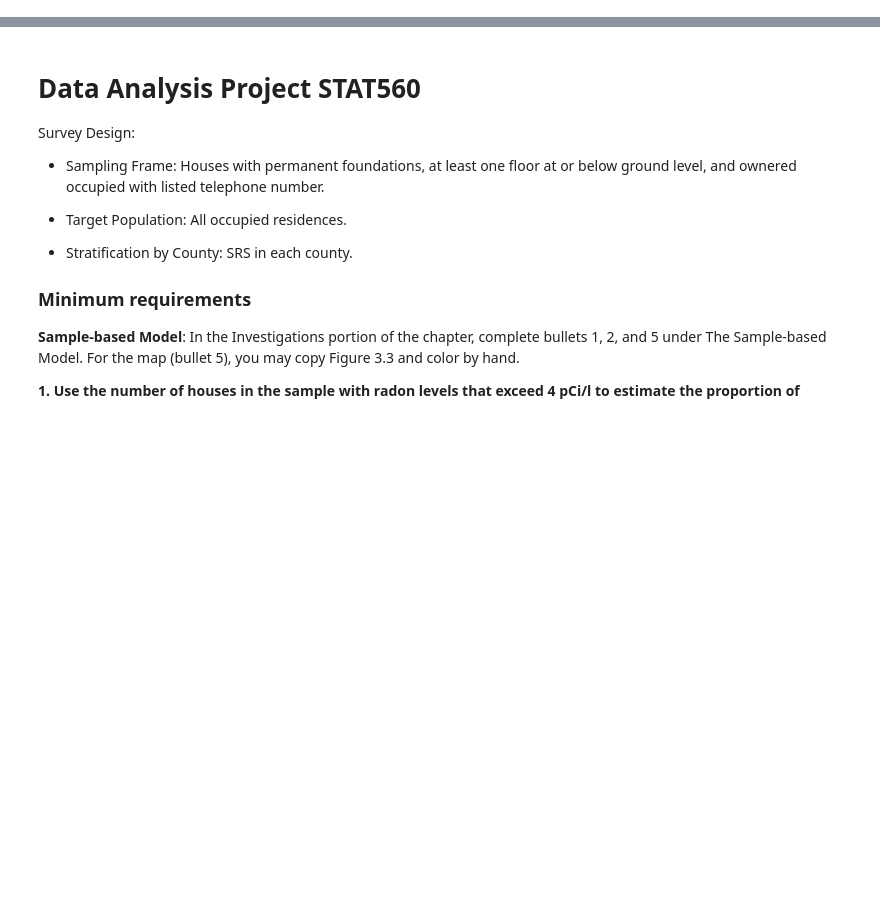
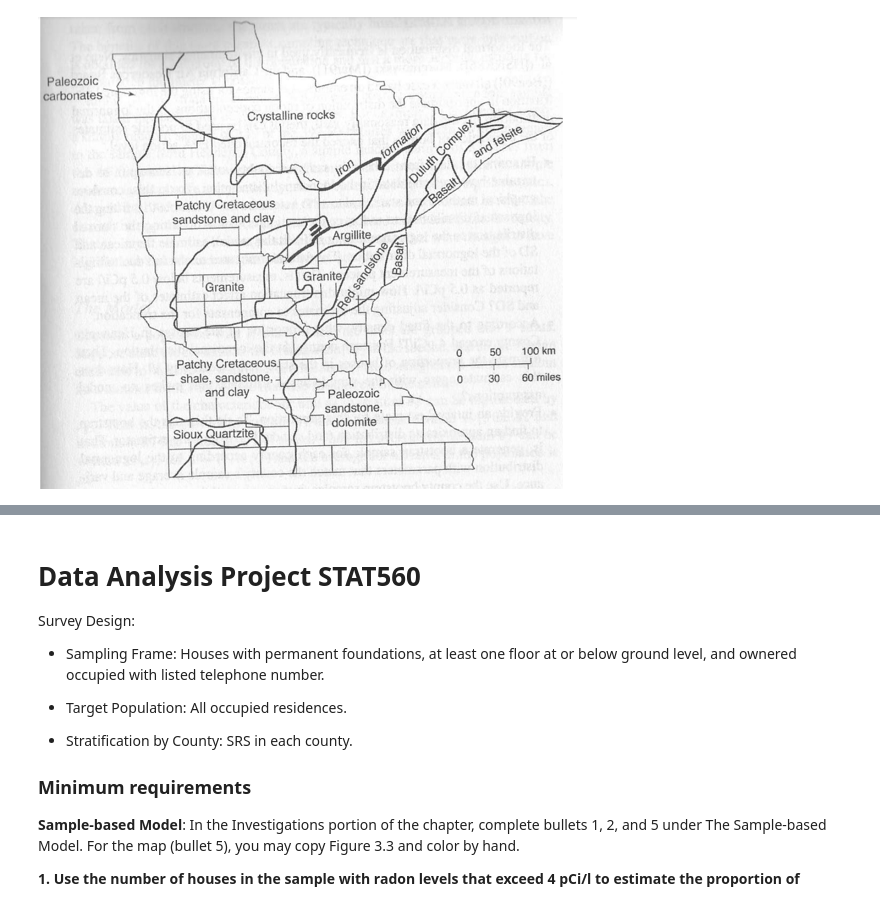
Before and after one commit to holagonzalo/SDSU, a Jupyter notebook: 560/560project.ipynb, the cells around one changed output, grey strips where cells are left out. Drawn from its saved outputs; the diff is of its cells as text; code cells hidden in the pictures; blank space fills up the shorter version.

```diff
--- a/560/560project.ipynb
+++ b/560/560project.ipynb
@@ -0,0 +18,5 @@
+# %%
+from IPython.display import Image
+Image('http://i.imgur.com/C3d0D5E.png')
+# %% [output]
+[figure, added]
```
Also changed, not shown: parts of 4 cells of this notebook.
